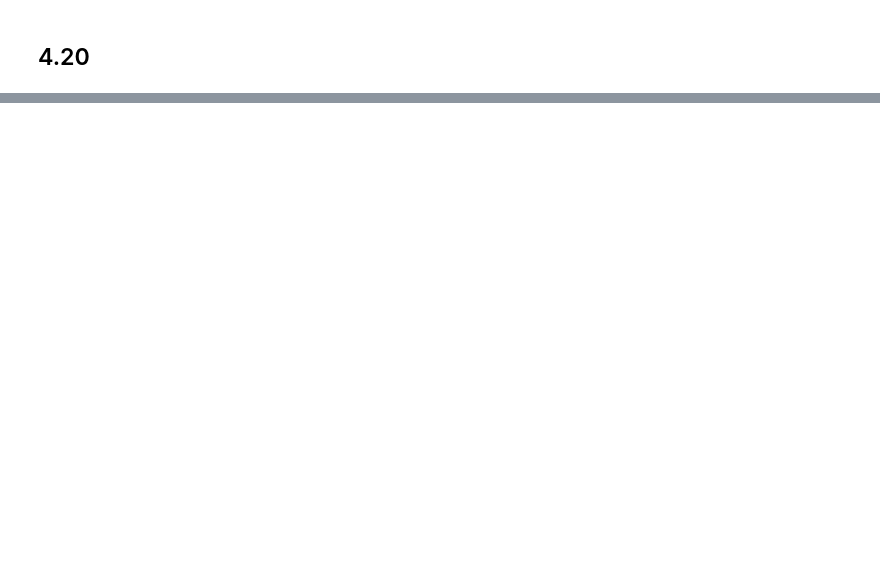
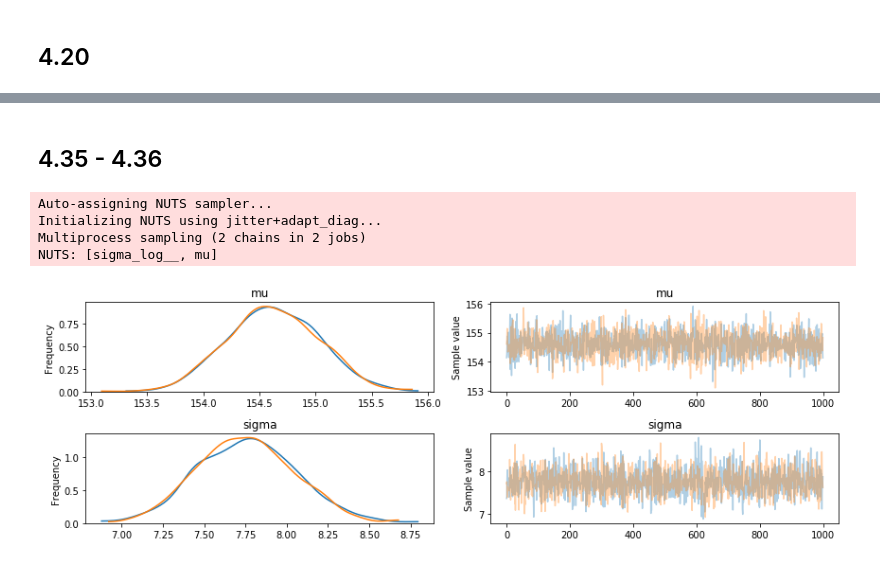
Before and after one commit to efcaguab/statistical-rethinking, a Jupyter notebook: learning-code/chapter-4-code.ipynb, the cells around one changed output, grey strips where cells are left out. Cells and saved outputs as stored; diff of their text form; code cells hidden in the pictures; blank space fills up the shorter version.

```diff
--- a/learning-code/chapter-4-code.ipynb
+++ b/learning-code/chapter-4-code.ipynb
@@ -140,0 +190,10 @@ plt.show()
+# %%
+with pm.Model() as m4_2:
+    mu = pm.Normal('mu', mu=178, sd=0.1)
+    sigma = pm.Uniform('sigma', lower=0, upper=50)
+    height = pm.Normal('height', mu=mu, sd=sigma, observed=d2.height)
+
+with m4_2:
+    trace_4_2 = pm.sample(1000, tune=1000)
+
+pm.summary(trace_4_2, alpha=.11).round(2)
@@ -140,0 +232,16 @@ plt.show()
+# %% [markdown]
+## 4.35 - 4.36
+# %%
+with pm.Model() as m4_1_logsigma:
+    mu = pm.Normal('mu', mu=178, sd=20)
+    sigma = pm.Lognormal('sigma', mu=2, tau=0.01)
+    height = pm.Normal('height', mu=mu, sd=sigma, observed=d2.height)
+    trace_4_1_logsigma = pm.sample(1000, tune=1000)
+
+pm.traceplot(trace_4_1_logsigma);
+# %% [output]
+Auto-assigning NUTS sampler...
+Initializing NUTS using jitter+adapt_diag...
+Multiprocess sampling (2 chains in 2 jobs)
+NUTS: [sigma_log__, mu]
+[figure, added]
```
Also changed, not shown: parts of 24 cells of this notebook.
